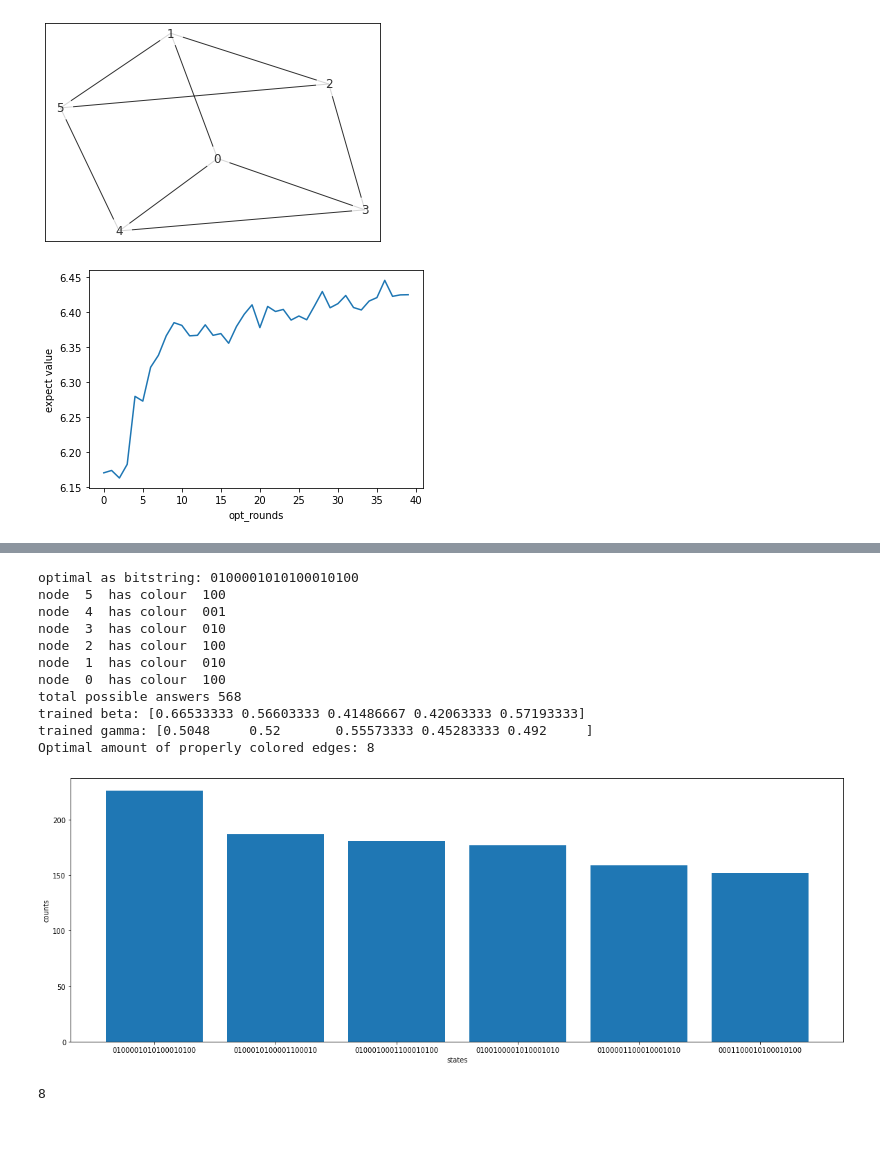
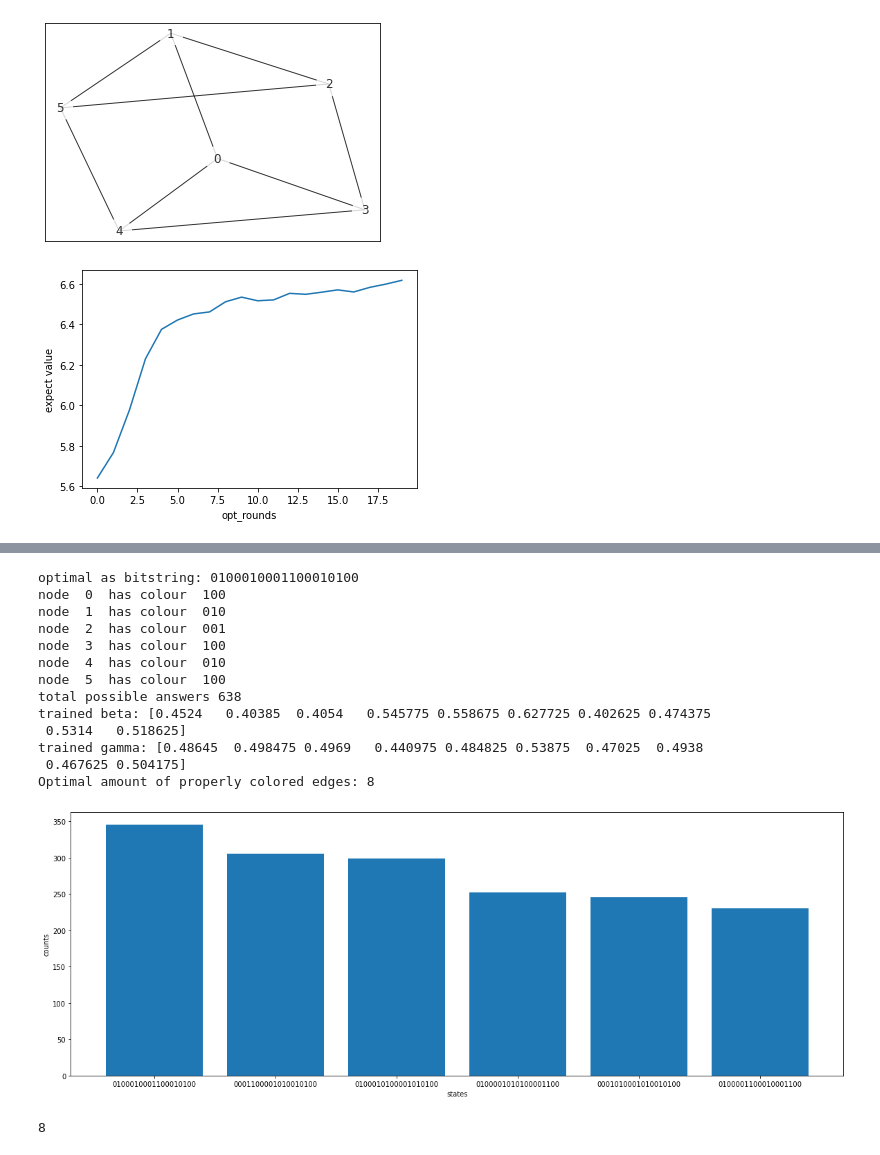
Before and after one commit to XunyiZhao/Quantum_Information_Project, a Jupyter notebook: k-colorable-subgraph.ipynb, the cells around one changed output, grey strips where cells are left out. Cells and saved outputs as stored; diff of their text form; code cells hidden in the pictures.

```diff
--- a/k-colorable-subgraph.ipynb
+++ b/k-colorable-subgraph.ipynb
@@ -210,10 +210,10 @@ k_col.draw()
 [figure]
 # %%
 %%time
-curve = k_col.train(k = 3, opt_rounds=40, depth = 5, sims = 15000, learning_rate = 0.01)
+curve = k_col.train(k = 3, opt_rounds=20, depth = 10, sims = 20000, learning_rate = 0.01)
 plt.plot(curve)
 plt.ylabel('expect value')
 plt.xlabel('opt_rounds')
 plt.show()
 # %% [output]
-[figure, old version]
+[figure, new version]
@@ -232,7 +232,7 @@ print("optimal as bitstring:", optimum)
 # print(newcounts)
 # print(np.array(newcounts)[:,1].astype(int))
 for i in range(n):
-    print("node ", n-i-1, " has colour ", optimum[i*k+1:i*k+k+1])
+    print("node ", i, " has colour ", optimum[i*k+1:i*k+k+1])
 
 
 bars = 6
@@ -257,18 +257,20 @@ plt.xlabel('states')
 plt.ylabel('counts')
 plt.show()
 # %% [output]
-optimal as bitstring: 0100001010100010100
+optimal as bitstring: 0100010001100010100
+node  0  has colour  100
+node  1  has colour  010
+node  2  has colour  001
+node  3  has colour  100
+node  4  has colour  010
 node  5  has colour  100
-node  4  has colour  001
-node  3  has colour  010
-node  2  has colour  100
-node  1  has colour  010
-node  0  has colour  100
-total possible answers 568
-trained beta: [0.66533333 0.56603333 0.41486667 0.42063333 0.57193333]
-trained gamma: [0.5048     0.52       0.55573333 0.45283333 0.492     ]
+total possible answers 638
+trained beta: [0.4524   0.40385  0.4054   0.545775 0.558675 0.627725 0.402625 0.474375
+ 0.5314   0.518625]
+trained gamma: [0.48645  0.498475 0.4969   0.440975 0.484825 0.53875  0.47025  0.4938
+ 0.467625 0.504175]
 Optimal amount of properly colored edges: 8
-[figure, old version]
+[figure, new version]
 # %%
 color = np.argmax(np.array(list(optimum)[1:], dtype= np.int).reshape(n, -1), axis = 1)
 value = 0
```
Also changed, not shown: parts of 1 cell of this notebook.
